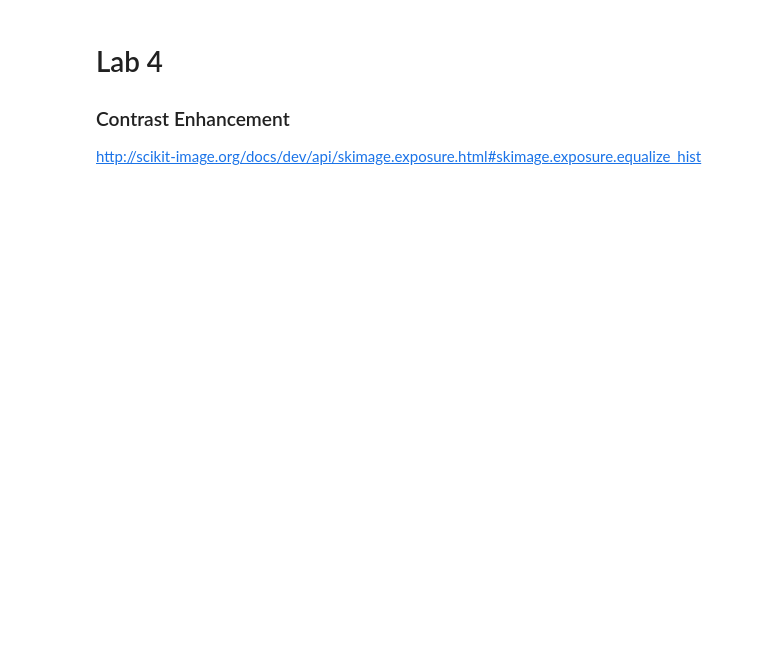
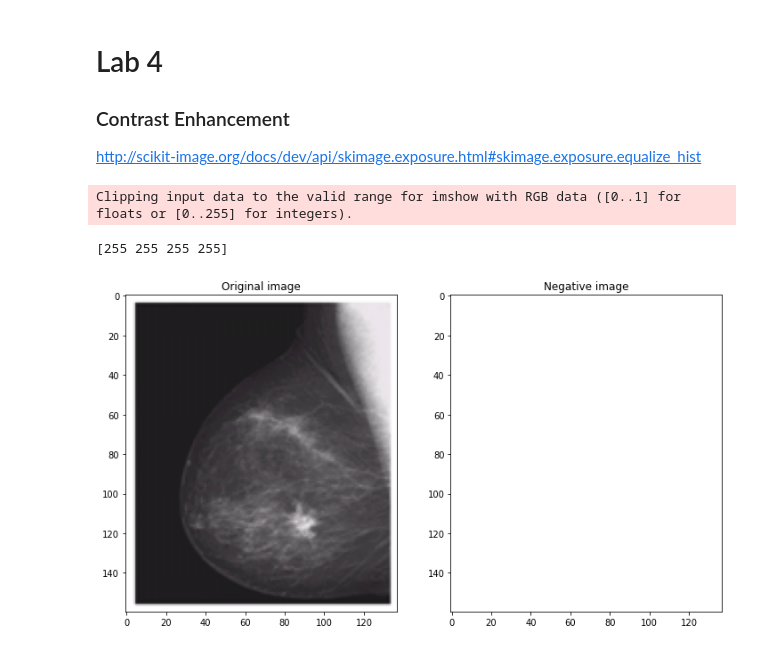
Before and after one commit to We2Am-BaSsem/IP-Labs, a Jupyter notebook: Lab04/Lab4_STD.ipynb, the cells around one changed output. Saved outputs shown, nothing was run; the diff lists cells and outputs as text; code cells hidden in the pictures; blank space fills up the shorter version.

```diff
--- a/Lab04/Lab4_STD.ipynb
+++ b/Lab04/Lab4_STD.ipynb
@@ -60,0 +37,18 @@ def getImageWithHist(name,ext,nbins=256):
+# %%
+'''
+1
+Negative Transformation
+'''
+image1 = io.imread('imgs/Picture1.png')
+def Negative(image):
+    negative_image = np.zeros(image.shape)
+    for i in range(0, negative_image.shape[0]):
+        for j in range(0, negative_image.shape[1]):
+            negative_image[i][j] = 255 - image[i][j]
+    return negative_image
+
+show_images([image1, Negative(image1)], ['Original image' ,'Negative image'])
+# %% [output]
+Clipping input data to the valid range for imshow with RGB data ([0..1] for floats or [0..255] for integers).
+[255 255 255 255]
+[figure, added]
```
Also changed, not shown: parts of 7 cells of this notebook, 1 other file.
